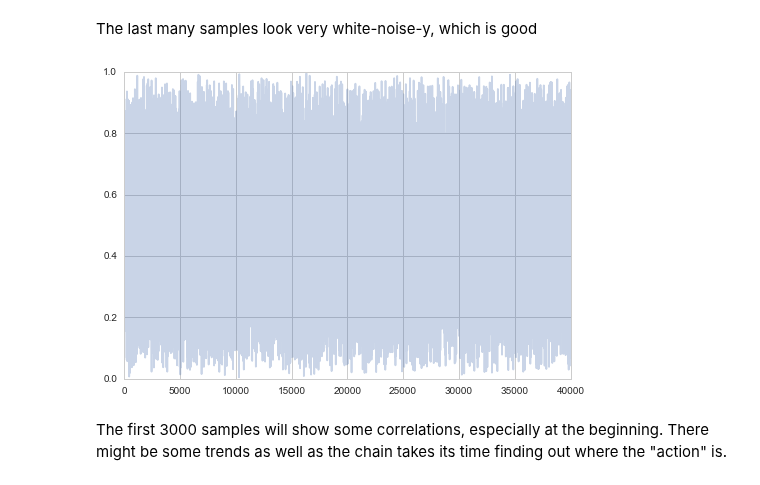
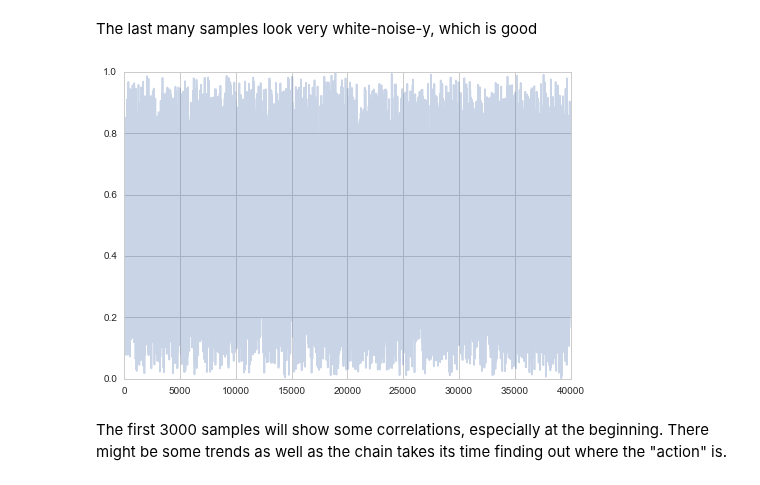
Before and after one commit to namwkim/2017, a Jupyter notebook: wiki/convergenceandcoverage.ipynb, the cells around one changed output. Drawn from its saved outputs; the diff is of its cells as text; code cells hidden in the pictures.

```diff
--- a/wiki/convergenceandcoverage.ipynb
+++ b/wiki/convergenceandcoverage.ipynb
@@ -84,9 +84,9 @@ starting point was  0.6446501600998319 accepted 0.43628
 # %% [markdown]
 The last many samples look  very white-noise-y, which is good
 # %%
-plt.plot(samps[:2*burnin], alpha=0.3);
+plt.plot(samps[-2*burnin:], alpha=0.3);
 # %% [output]
-[figure, old version]
+[figure, new version]
 # %% [markdown]
 The first 3000 samples will show some correlations, especially at the beginning. There might be some trends as well as the chain takes its time finding out where the "action" is.
 # %%
```
Also changed, not shown: parts of 22 cells of this notebook, 21 other files.
